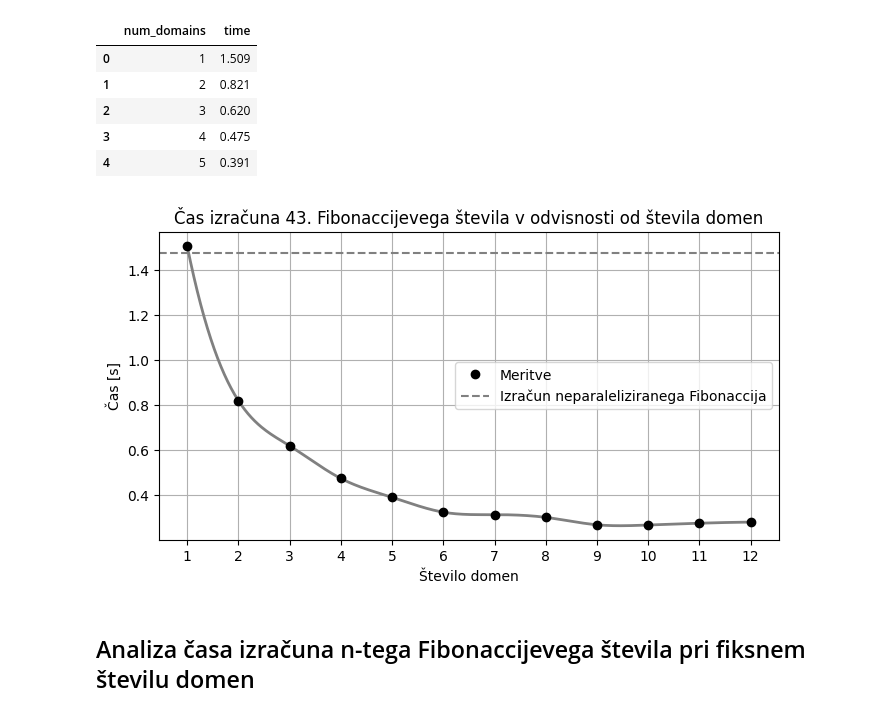
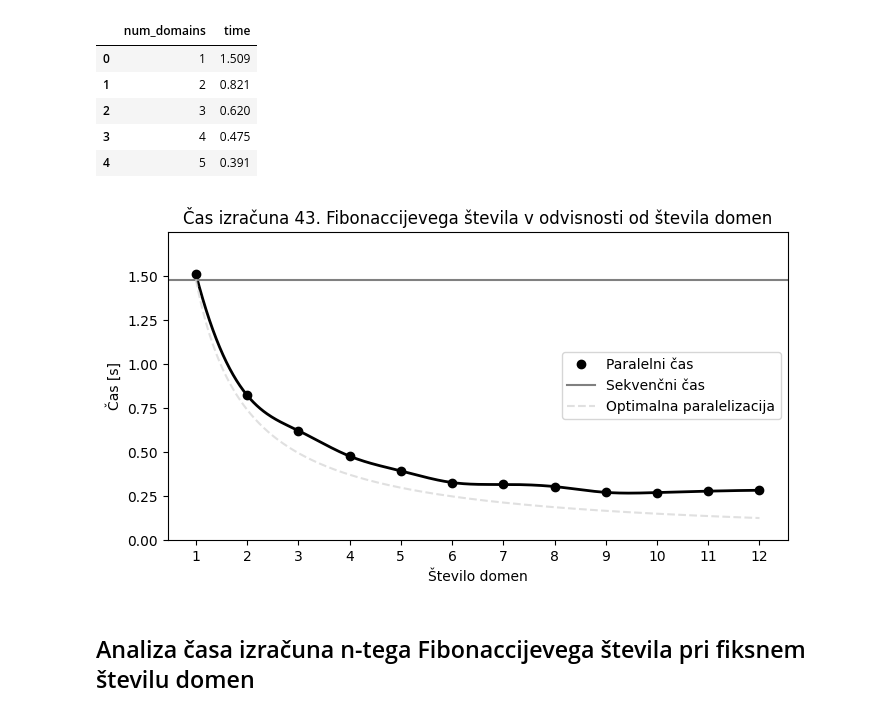
Before and after one commit to tjazerzen/Avtomatska-paralelizacija-v-OCamlu, a Jupyter notebook: playground/graph/computation_time_analysis/computation_time_analysis.ipynb, the cells around one changed output. Saved outputs shown, nothing was run; the diff lists cells and outputs as text; code cells hidden in the pictures.

```diff
--- a/playground/graph/computation_time_analysis/computation_time_analysis.ipynb
+++ b/playground/graph/computation_time_analysis/computation_time_analysis.ipynb
@@ -21,45 +21,50 @@ df_fib_domains.head()
 | 3 | 4 | 0.475 |
 | 4 | 5 | 0.391 |
 # %%
-izracun_neparaleliziranega_fibonaccija = 1.478
+seq_computation_time_fib = 1.478
 
 # Create a new figure
 plt.figure(figsize=(8, 4))
 
 # Making the line plot smoother using scipy
 xnew = np.linspace(df_fib_domains['num_domains'].min(), df_fib_domains['num_domains'].max(), 500)
 spl = make_interp_spline(df_fib_domains['num_domains'], df_fib_domains['time'], k=3)
 power_smooth = spl(xnew)
 
 # Plot the smooth line
-plt.plot(xnew, power_smooth, 'b-', linewidth=2, color='grey')
+plt.plot(xnew, power_smooth, 'b-', linewidth=2, color='black')
 
 # Plot the data points
-plt.plot(df_fib_domains['num_domains'], df_fib_domains['time'], 'ko', label='Meritve')
+plt.plot(df_fib_domains['num_domains'], df_fib_domains['time'], 'ko', label='Paralelni čas')
 
 # Add a straight horizontal line at y=2.9
-plt.axhline(y=izracun_neparaleliziranega_fibonaccija, color='grey', linestyle='--', label='Izračun neparaleliziranega Fibonaccija')
+plt.axhline(y=seq_computation_time_fib, color='grey', label='Sekvenčni čas')
+
+plt.plot(xnew, seq_computation_time_fib/xnew, color='lightgray', linestyle='--', linewidth=1.5, alpha=0.7, label='Optimalna paralelizacija')
+
 
 # Add title and labels
 plt.title('Čas izračuna 43. Fibonaccijevega števila v odvisnosti od števila domen')
 plt.xlabel('Število domen')
 plt.ylabel('Čas [s]')
 
 # Adjust x-axis to show discrete values
 plt.xticks(range(1, 13))
 
 # Adding a grid
-plt.grid(True)
+# plt.grid(True)
+plt.ylim(0, 1.75)
+plt.yticks(np.arange(0, 1.75, 0.25))
 
 # Adding a legend
 plt.legend()
 
 plt.savefig('fib_par_v_odvisnosti_od_domen.pdf')
 
 # Display the plot
 plt.show()
 # %% [output]
-[figure, old version]
+[figure, new version]
 # %% [markdown]
 ## Analiza časa izračuna n-tega Fibonaccijevega števila pri fiksnem številu domen
 # %% [markdown]
```
Also changed, not shown: parts of 6 cells of this notebook, 4 other files.
